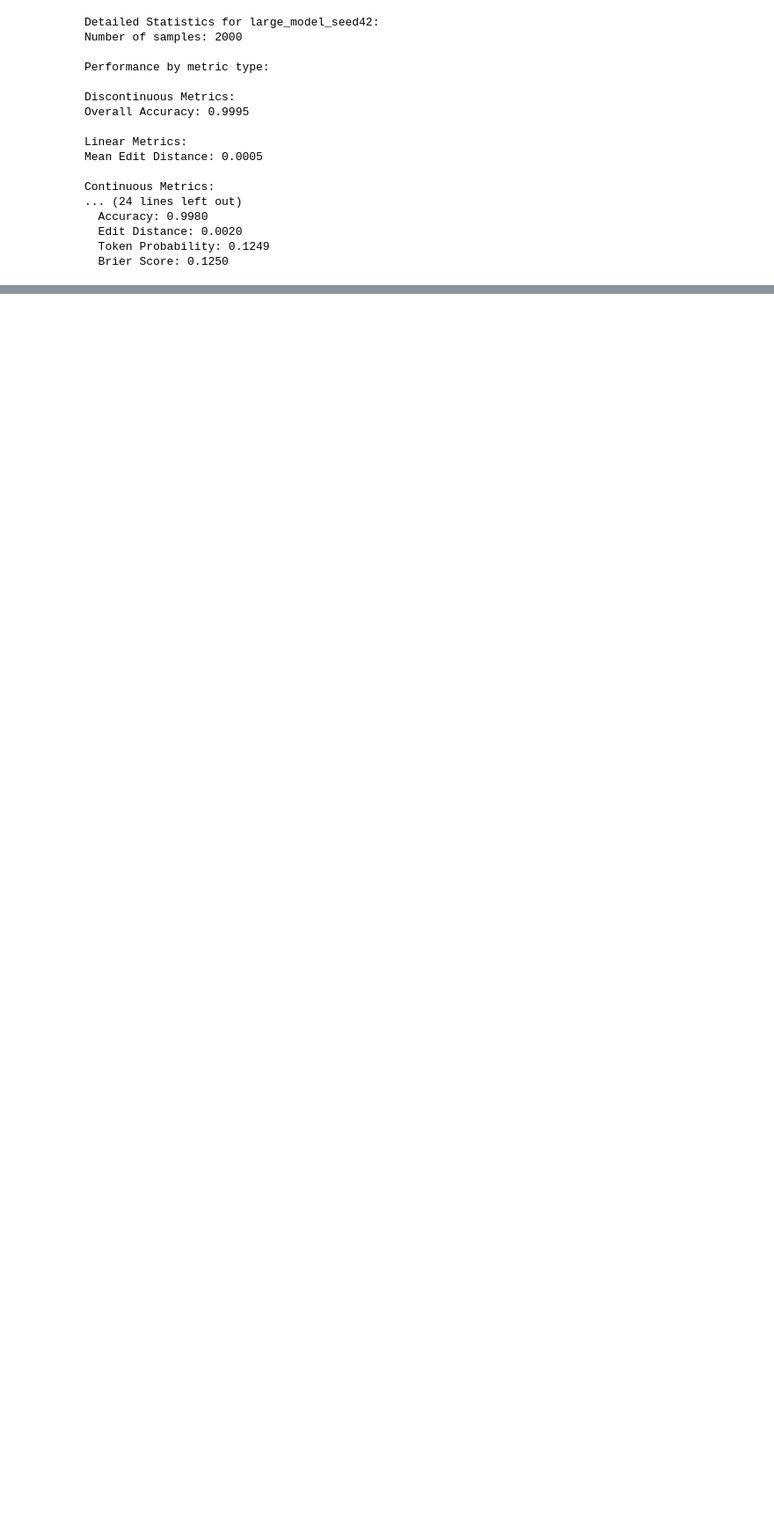
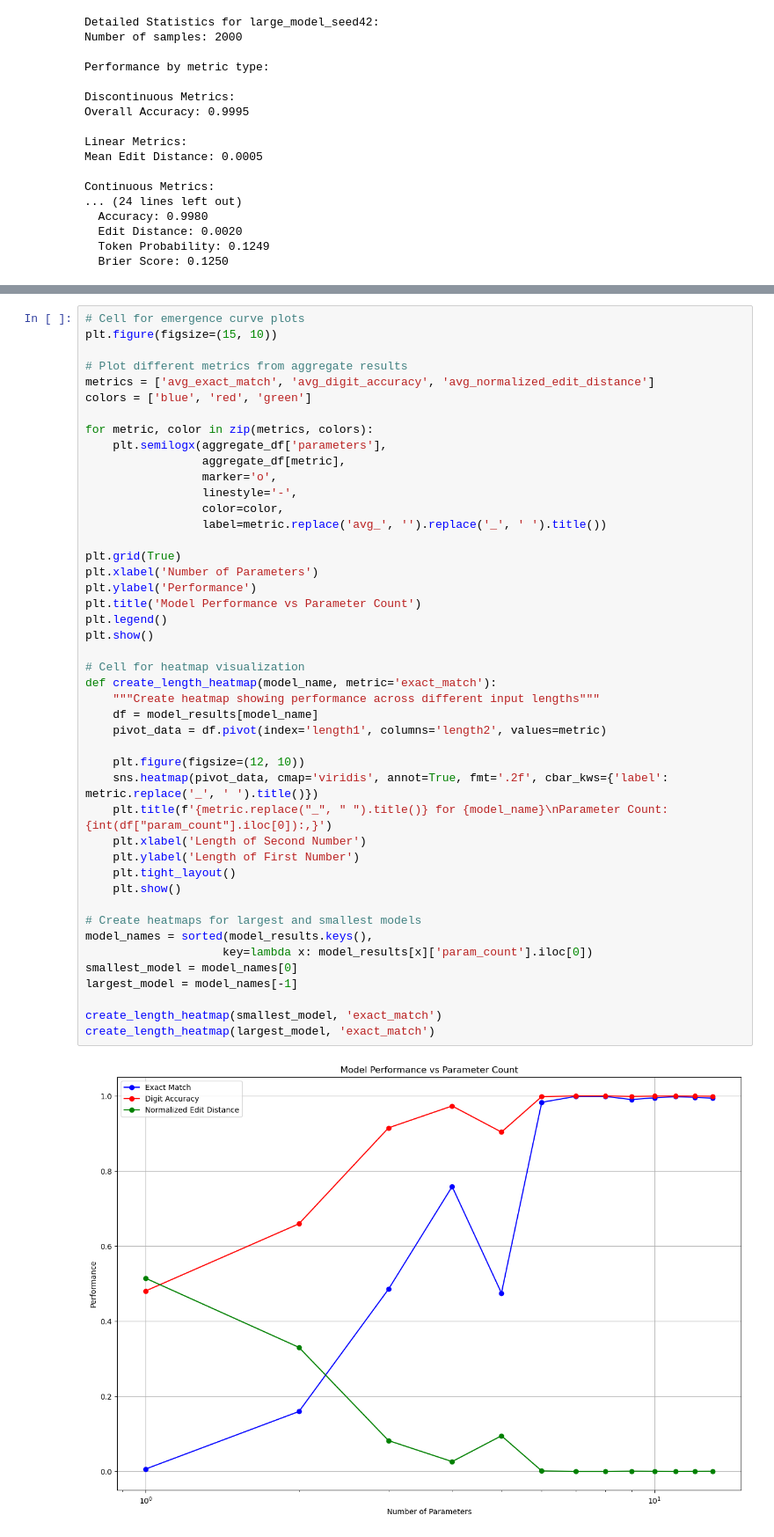
Before and after one commit to pxd222PranavDhinakar/LLM, a Jupyter notebook: Experiments/Test.ipynb, the cells around one changed output, grey strips where cells are left out. Shown at 88% size. Drawn from its saved outputs; the diff is of its cells as text; blank space fills up the shorter version.

```diff
--- a/Experiments/Test.ipynb
+++ b/Experiments/Test.ipynb
@@ -1280,0 +1318,47 @@ Continuous Metrics:
+# %%
+# Cell for emergence curve plots
+plt.figure(figsize=(15, 10))
+
+# Plot different metrics from aggregate results
+metrics = ['avg_exact_match', 'avg_digit_accuracy', 'avg_normalized_edit_distance']
+colors = ['blue', 'red', 'green']
+
+for metric, color in zip(metrics, colors):
+    plt.semilogx(aggregate_df['parameters'],
+                 aggregate_df[metric],
+                 marker='o',
+                 linestyle='-',
+                 color=color,
+                 label=metric.replace('avg_', '').replace('_', ' ').title())
+
+plt.grid(True)
+plt.xlabel('Number of Parameters')
+plt.ylabel('Performance')
+plt.title('Model Performance vs Parameter Count')
+plt.legend()
+plt.show()
+
+# Cell for heatmap visualization
+def create_length_heatmap(model_name, metric='exact_match'):
+    """Create heatmap showing performance across different input lengths"""
+    df = model_results[model_name]
+    pivot_data = df.pivot(index='length1', columns='length2', values=metric)
+
+    plt.figure(figsize=(12, 10))
+    sns.heatmap(pivot_data, cmap='viridis', annot=True, fmt='.2f', cbar_kws={'label': metric.replace('_', ' ').title()})
+    plt.title(f'{metric.replace("_", " ").title()} for {model_name}\nParameter Count: {int(df["param_count"].iloc[0]):,}')
+    plt.xlabel('Length of Second Number')
+    plt.ylabel('Length of First Number')
+    plt.tight_layout()
+    plt.show()
+
+# Create heatmaps for largest and smallest models
+model_names = sorted(model_results.keys(),
+                    key=lambda x: model_results[x]['param_count'].iloc[0])
+smallest_model = model_names[0]
+largest_model = model_names[-1]
+
+create_length_heatmap(smallest_model, 'exact_match')
+create_length_heatmap(largest_model, 'exact_match')
+# %% [output]
+[figure, added]
```
Also changed, not shown: parts of 5 cells of this notebook, 19 other files.
